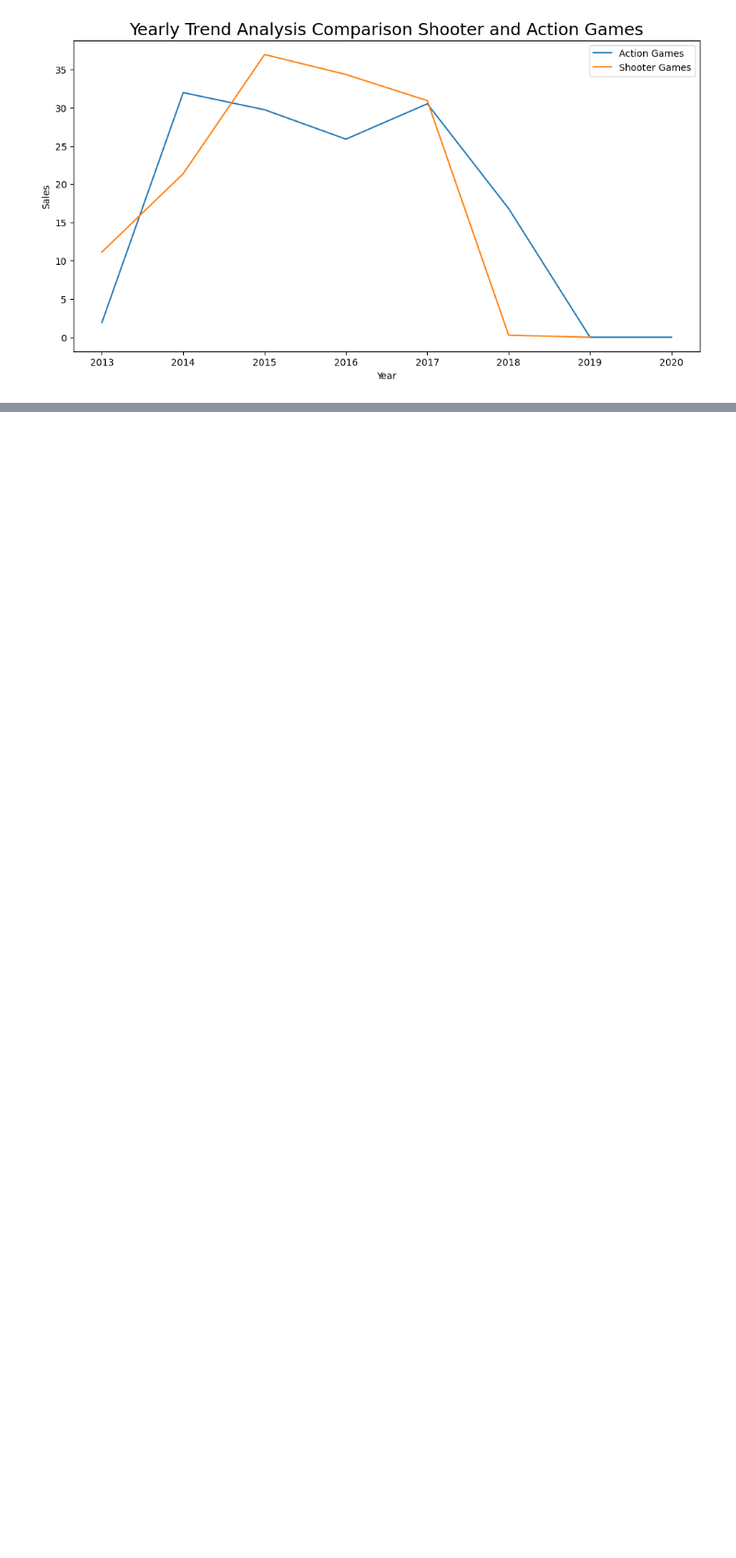
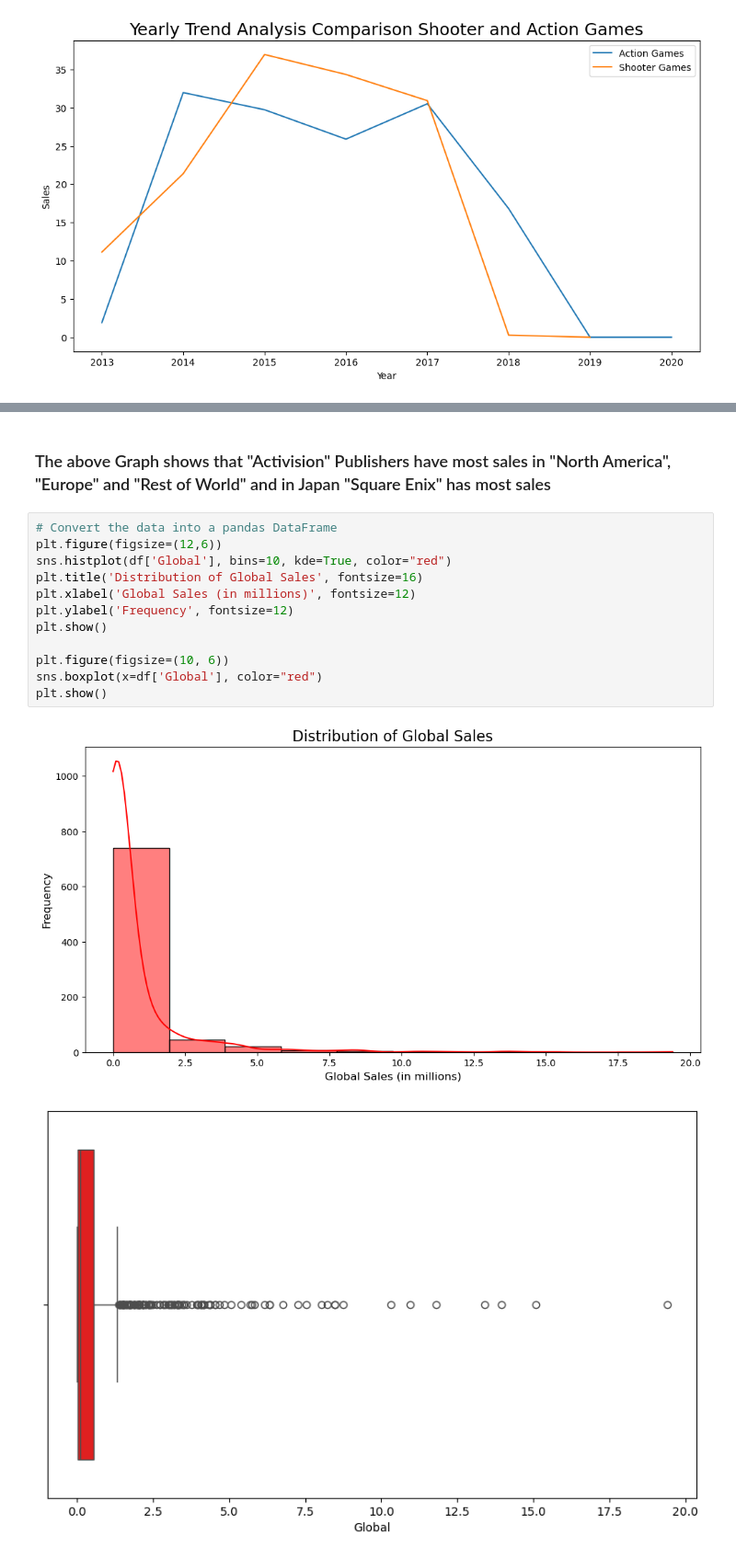
Before and after one commit to WasifRaza909/JP-python-data-analysis-course, a Jupyter notebook: 5 Projects Test/Proj-1/PS4 Games Sales.ipynb, the cells around one changed output, grey strips where cells are left out. Shown at 92% size. Cells and saved outputs as stored; diff of their text form; blank space fills up the shorter version.

```diff
--- a/5 Projects Test/Proj-1/PS4 Games Sales.ipynb
+++ b/5 Projects Test/Proj-1/PS4 Games Sales.ipynb
@@ -230,0 +290,17 @@ df_regions["North America|].
+# %% [markdown]
+### The above Graph shows that "Activision" Publishers have most sales in "North America", "Europe" and "Rest of World" and in Japan "Square Enix" has most sales
+# %%
+# Convert the data into a pandas DataFrame
+plt.figure(figsize=(12,6))
+sns.histplot(df['Global'], bins=10, kde=True, color="red")
+plt.title('Distribution of Global Sales', fontsize=16)
+plt.xlabel('Global Sales (in millions)', fontsize=12)
+plt.ylabel('Frequency', fontsize=12)
+plt.show()
+
+plt.figure(figsize=(10, 6))
+sns.boxplot(x=df['Global'], color="red")
+plt.show()
+# %% [output]
+[figure, added]
+[figure, added]
```
Also changed, not shown: parts of 17 cells of this notebook, 1 other file.
